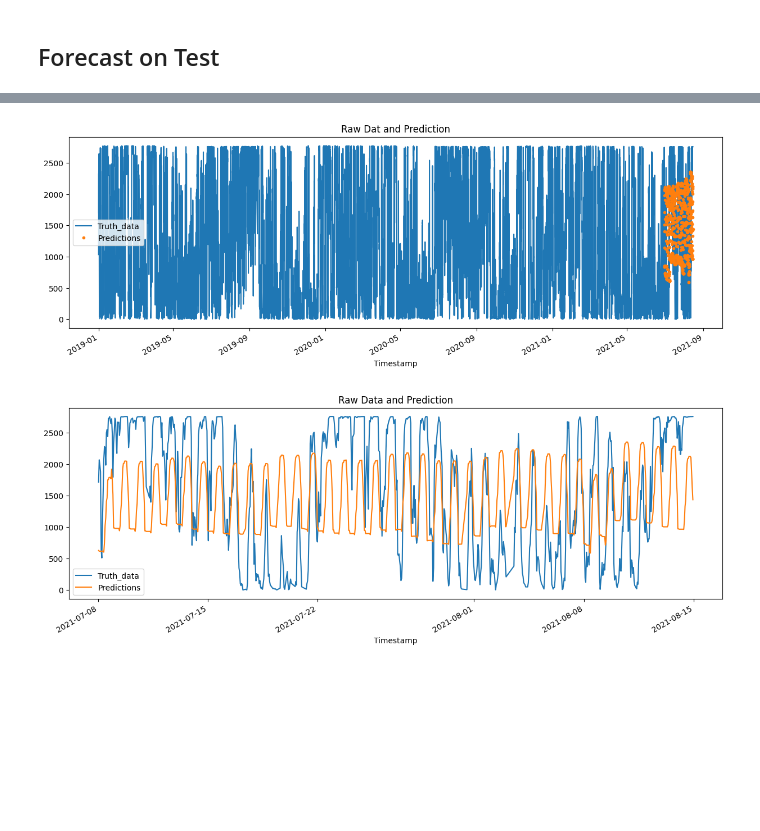
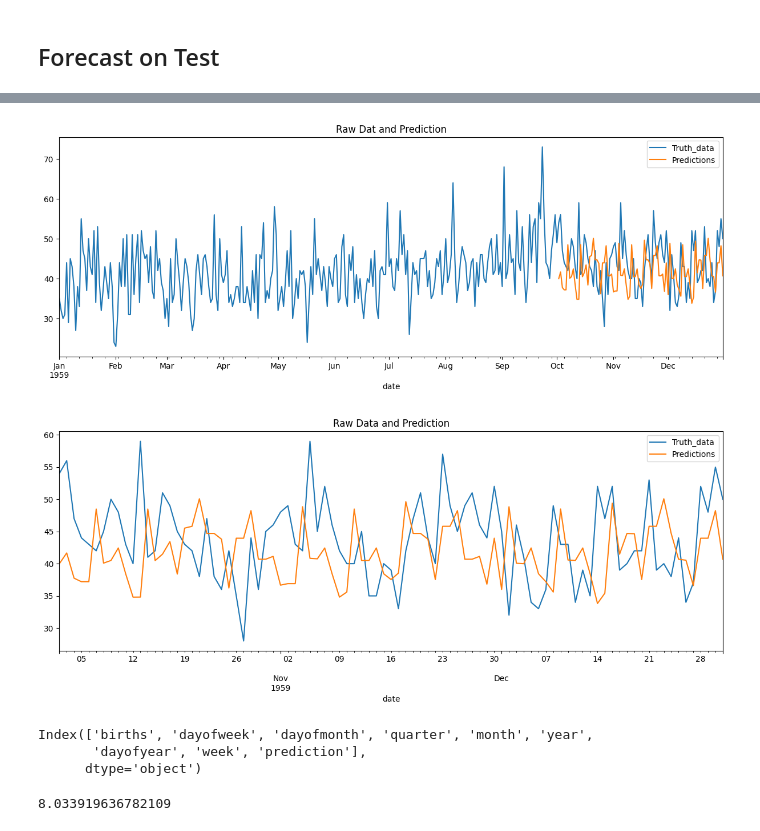
Before and after one commit to sumitmg/Female_birth_prediction_model, a Jupyter notebook: model_file_2_female_birth.ipynb, the cells around one changed output, grey strips where cells are left out. Drawn from its saved outputs; the diff is of its cells as text; code cells hidden in the pictures; blank space fills up the shorter version.

```diff
--- a/model_file_2_female_birth.ipynb
+++ b/model_file_2_female_birth.ipynb
@@ -95 +103,3 @@ def feature_creation(df):
+# %%
+df = feature_creation(df)
 # %%
@@ -141,13 +131,13 @@ sns.boxplot(data = df_day_avg, x = 'week', y = 'Power(kW)')
 # %% [markdown]
 ### TRAIN/TEST Split
 # %%
-train = df_day_avg.loc[df_day_avg.index <= '06-30-2021']
-test = df_day_avg.loc[df_day_avg.index > '06-30-2021']
+train = df.loc[df.index <= '10-01-1959']
+test = df.loc[df.index > '10-01-1959']
 
 fig, ax = plt.subplots(figsize = (15,5))
-train.plot(ax=ax, label = 'Training Set')
-test.plot(ax=ax, label = 'Test Set')
-ax.axvline('06-30-2021', color = 'black', ls = '--')
+train['births'].plot(ax=ax, label = 'Training Set')
+test['births'].plot(ax=ax, label = 'Test Set')
+ax.axvline('10-01-1959', color = 'black', ls = '--')
 ax.legend(['Training Set', 'Test Set'])
 plt.show()
 # %% [output]
@@ -160,8 +150,7 @@ Index(['Power(kW)', 'hour', 'dayofweek', 'quarter', 'month', 'year',
       dtype='object')
 # %%
-features = ['hour', 'dayofweek', 'quarter', 'month', 'year',
-       'dayofyear','week']
-target = 'Power(kW)'
+features = ['dayofmonth', 'dayofweek', 'quarter', 'month','week']
+target = 'births'
 # %%
 X_train = train[features]
 y_train = train[target]
@@ -244,3 +237,3 @@ test.head()
 # %%
-df_day_avg = df_day_avg.merge(test[['prediction']], how='left', left_index=True, right_index=True)
+df = df.merge(test[['prediction']], how='left', left_index=True, right_index=True)
 # %%
@@ -256,16 +249,22 @@ df_day_avg.tail()
 # %%
-ax = df_day_avg[['Power(kW)']].plot(figsize=(15, 5))
-df_day_avg['prediction'].plot(ax=ax, style='.')
+ax = df[['births']].plot(figsize=(15, 5))
+df['prediction'].plot(ax=ax)
 plt.legend(['Truth_data','Predictions'])
 ax.set_title('Raw Dat and Prediction')
 plt.show()
 # %% [output]
-[figure, old version]
+[figure, new version]
 # %%
-ax = df_day_avg.loc[(df_day_avg.index> '07-08-2021') & (df_day_avg.index < '10-08-2021')]['Power(kW)'].plot(figsize = (15, 5), title = 'Wind Turbine ENergy Produced in KW daily avergae')
-df_day_avg.loc[(df_day_avg.index> '07-08-2021') & (df_day_avg.index < '10-08-2021')]['prediction'].plot(figsize = (15, 5), title = 'Wind Turbine ENergy Produced in KW daily avergae')
+ax = df.loc[(df.index> '10-01-1959')]['births'].plot(figsize = (15, 5), title = 'Female Births in a day in California')
+df.loc[(df.index> '10-01-1959')]['prediction'].plot(figsize = (15, 5), title = 'Female Births in a day in California')
 plt.legend(['Truth_data','Predictions'])
 ax.set_title('Raw Data and Prediction')
 plt.show()
 # %% [output]
-[figure, old version]
+[figure, new version]
+# %%
+df.columns
+# %% [output]
+Index(['births', 'dayofweek', 'dayofmonth', 'quarter', 'month', 'year',
+       'dayofyear', 'week', 'prediction'],
+      dtype='object')
@@ -271,0 +278,5 @@ plt.show()
+# %%
+rmse = np.sqrt(mse)
+rmse
+# %% [output]
+8.033919636782109
```
Also changed, not shown: parts of 21 cells of this notebook, 1 other file.
